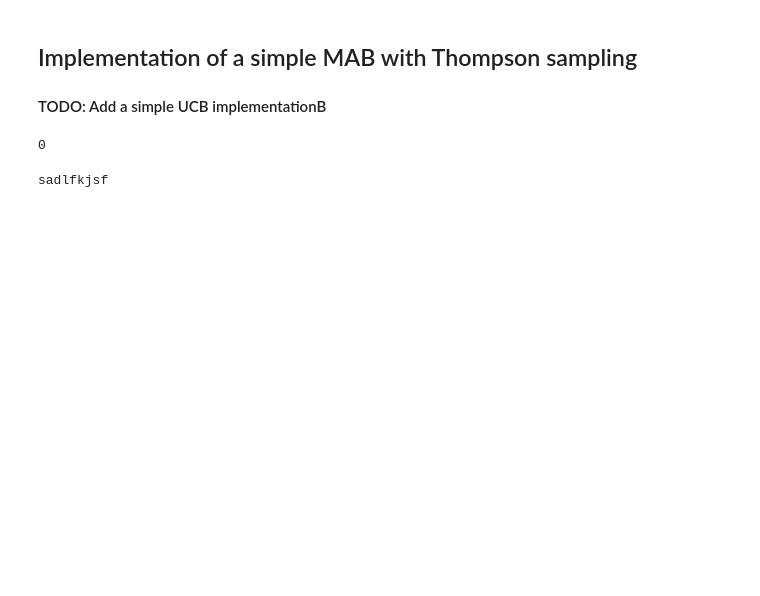
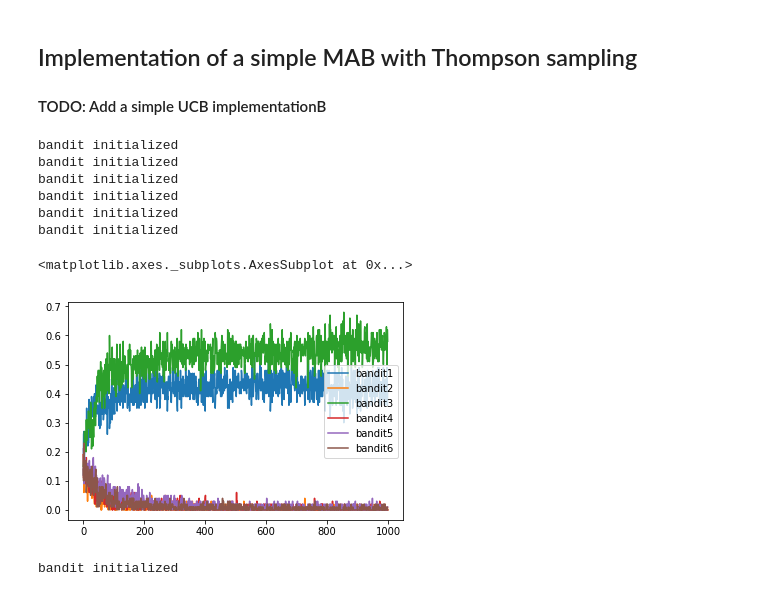
Before and after one commit to tonghao126/mab-demo, a Jupyter notebook: notebooks/Multi Armed Bandit.ipynb, the cells around one changed output. Drawn from its saved outputs; the diff is of its cells as text; code cells hidden in the pictures; blank space fills up the shorter version.

```diff
--- a/notebooks/Multi Armed Bandit.ipynb
+++ b/notebooks/Multi Armed Bandit.ipynb
@@ -5,18 +5,4 @@
 from numpy import random
 import pandas as pd
 from scipy.stats import beta
-# %%
-# Define a bandit object
-class Bandit:
-    def __init__(self, bandit_probs, name):
-        self.bandit_probs = bandit_probs
-        self.a = 0
-        self.b = 0
-        self.name = name
-
-    def pull(self):
-        if random.rand()<=self.bandit_probs:
-            return 1
-        else:
-            return 0
 # %%
@@ -25,9 +10,0 @@ from models.agent import Agent
-# %%
-test = Bandit(bandit_probs=0.1, name='bandit1')
-test.pull()
-# %% [output]
-0
-# %%
-print('sadlfkjsf')
-# %% [output]
-sadlfkjsf
@@ -33,0 +45,36 @@ sadlfkjsf
+# %%
+# Test out MAB at high probability bandit
+bandits_high = [
+Bandit(0.59,'bandit1'),
+Bandit(0.13,'bandit2'),
+Bandit(0.6,'bandit3'),
+Bandit(0.25,'bandit4'),
+Bandit(0.35,'bandit5'),
+Bandit(0.23,'bandit6')]
+
+
+thompson_samples_1 = Experiment(bandits_high, n_simulation=100, n_rounds=1000, thompson_samples=1)
+thompson_samples_10 = Experiment(bandits_high, n_simulation=100, n_rounds=1000, thompson_samples=10)
+
+
+thompson_samples_50 = Experiment(bandits_high, n_simulation=100, n_rounds=1000, thompson_samples=50)
+# %% [output]
+bandit initialized
+bandit initialized
+bandit initialized
+bandit initialized
+bandit initialized
+bandit initialized
+# %%
+# Test using different sample size for Thompson Sampling
+thompson_samples_1.start()
+thompson_samples_1.percentage(plot=True)
+# %% [output]
+<matplotlib.axes._subplots.AxesSubplot at 0x...>
+[figure, added]
+# %%
+# Test using different sample size for Thompson Sampling
+thompson_samples_10.start()
+thompson_samples_10.percentage(plot=True)
+# %% [output]
+bandit initialized
```
Also changed, not shown: parts of 4 cells of this notebook, 2 other files.
